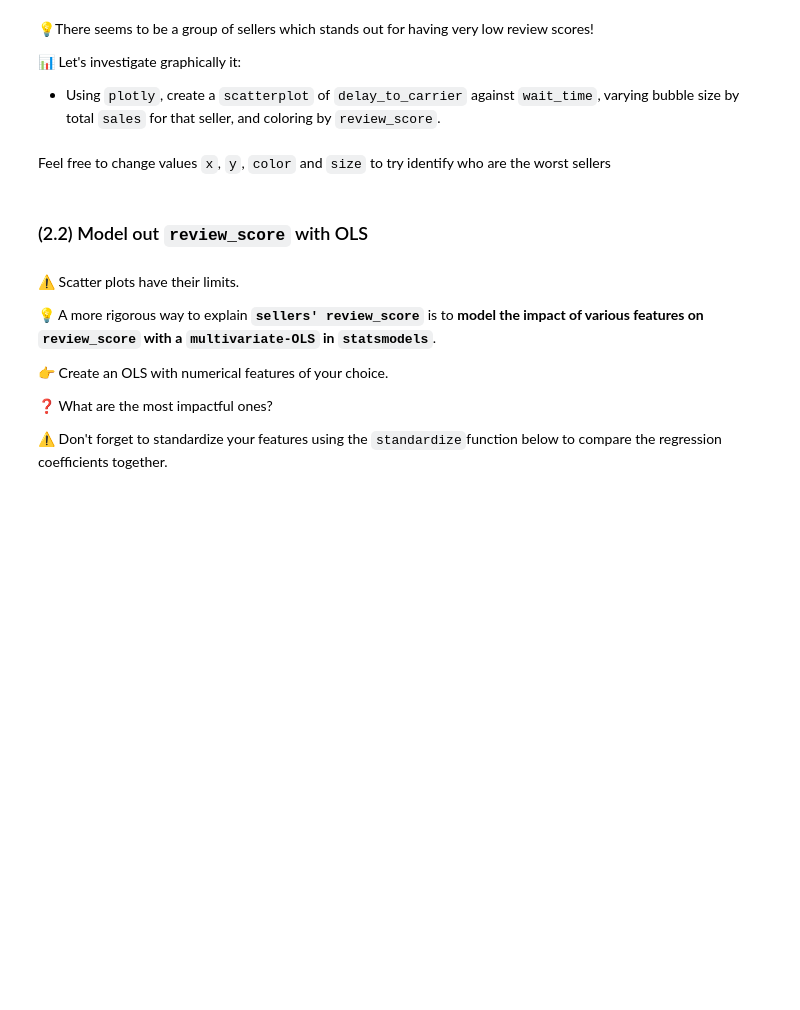
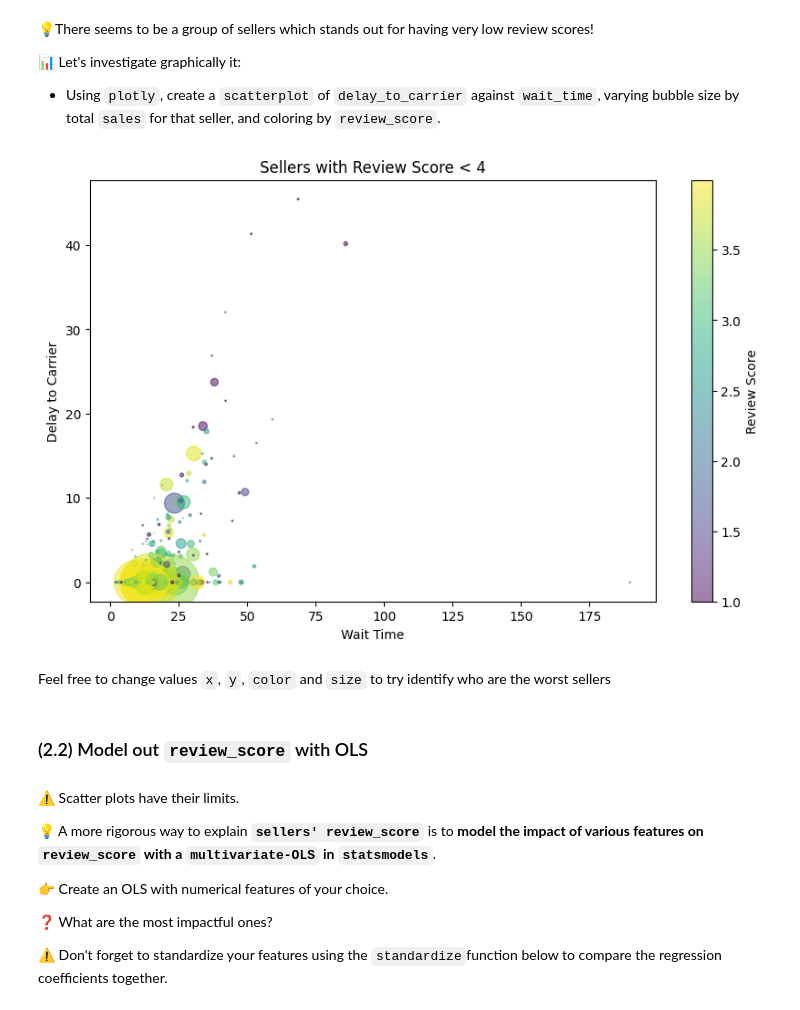
Before and after one commit to shahad-it/data-sellers, a Jupyter notebook: sellers.ipynb, the cells around one changed output. Drawn from its saved outputs; the diff is of its cells as text; code cells hidden in the pictures; blank space fills up the shorter version.

```diff
--- a/sellers.ipynb
+++ b/sellers.ipynb
@@ -116,3 +223,26 @@ Did you use <code>Orders().get_training_data()</code>? That's a valid option, bu
+# %%
+import matplotlib.pyplot as plt
+import seaborn as sns
+
+# نختار فقط البائعين ذوي تقييم أقل من 4
+df = sellers[sellers['review_score'] < 4]
+
+plt.figure(figsize=(10,6))
+scatter = plt.scatter(
+    x=df['wait_time'],
+    y=df['delay_to_carrier'],
+    s=df['sales'] / 100,   # حجم الفقاعة حسب المبيعات
+    c=df['review_score'],  # لون حسب تقييم
+    cmap='viridis',
+    alpha=0.5
+)
+plt.colorbar(scatter, label='Review Score')
+plt.xlabel('Wait Time')
+plt.ylabel('Delay to Carrier')
+plt.title('Sellers with Review Score < 4')
+plt.show()
+# %% [output]
+[figure, added]
 # %% [markdown]
 Feel free to change values `x`, `y`, `color` and `size` to try identify who are the worst sellers
 # %% [markdown]
```
Also changed, not shown: parts of 26 cells of this notebook, 1 other file.
